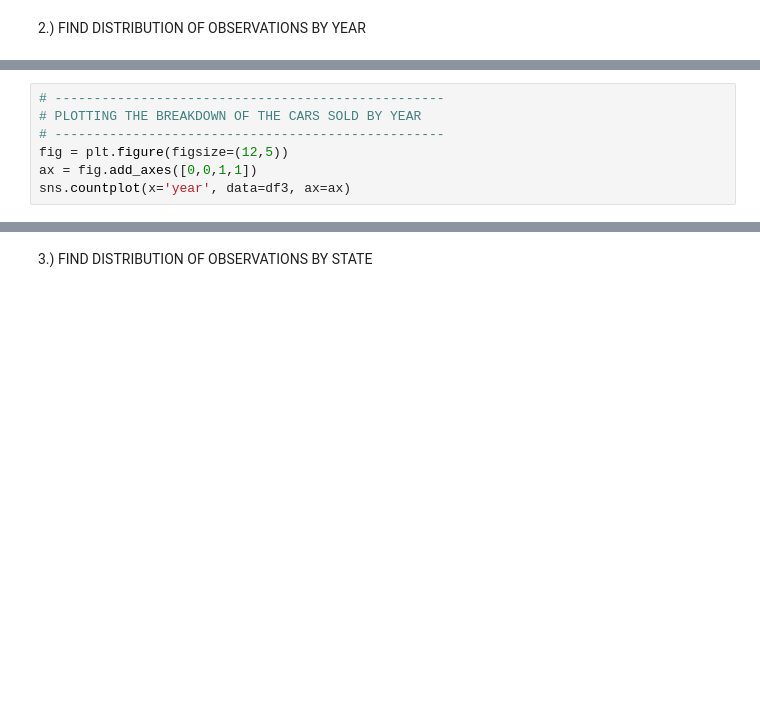
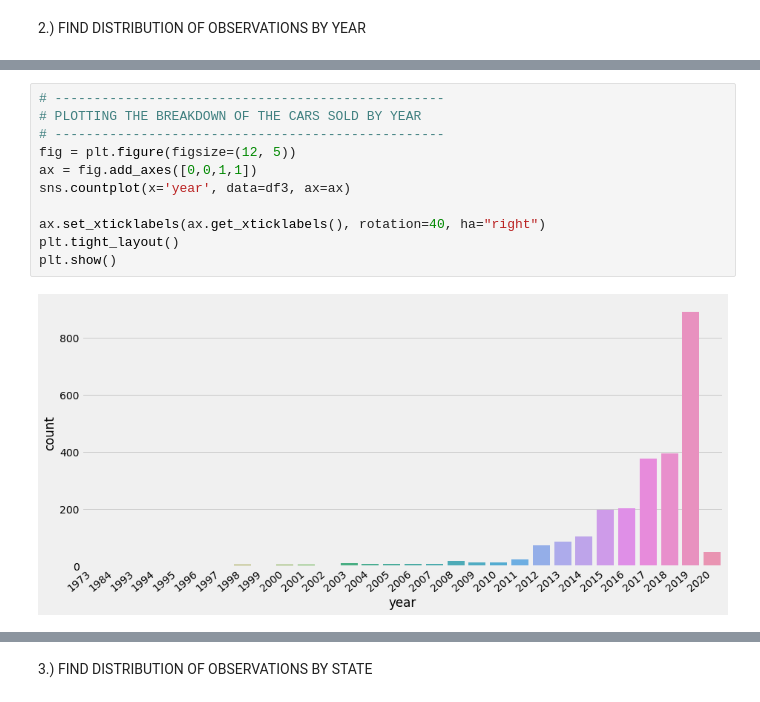
Before and after one commit to michaelbeebe123/us_cars, a Jupyter notebook: cars.ipynb, the cells around one changed output, grey strips where cells are left out. Saved outputs shown, nothing was run; the diff lists cells and outputs as text; blank space fills up the shorter version.

```diff
--- a/cars.ipynb
+++ b/cars.ipynb
@@ -116,10 +244,16 @@ df3['year'].value_counts()
 # %%
 # --------------------------------------------------
 # PLOTTING THE BREAKDOWN OF THE CARS SOLD BY YEAR
 # --------------------------------------------------
-fig = plt.figure(figsize=(12,5))
+fig = plt.figure(figsize=(12, 5))
 ax = fig.add_axes([0,0,1,1])
 sns.countplot(x='year', data=df3, ax=ax)
+
+ax.set_xticklabels(ax.get_xticklabels(), rotation=40, ha="right")
+plt.tight_layout()
+plt.show()
+# %% [output]
+[figure, added]
 # %%
 # ---------------------------------------------
 # CREATING A NEW DF THAT ONLY CONTAINS DATA
```
Also changed, not shown: parts of 42 cells of this notebook.
